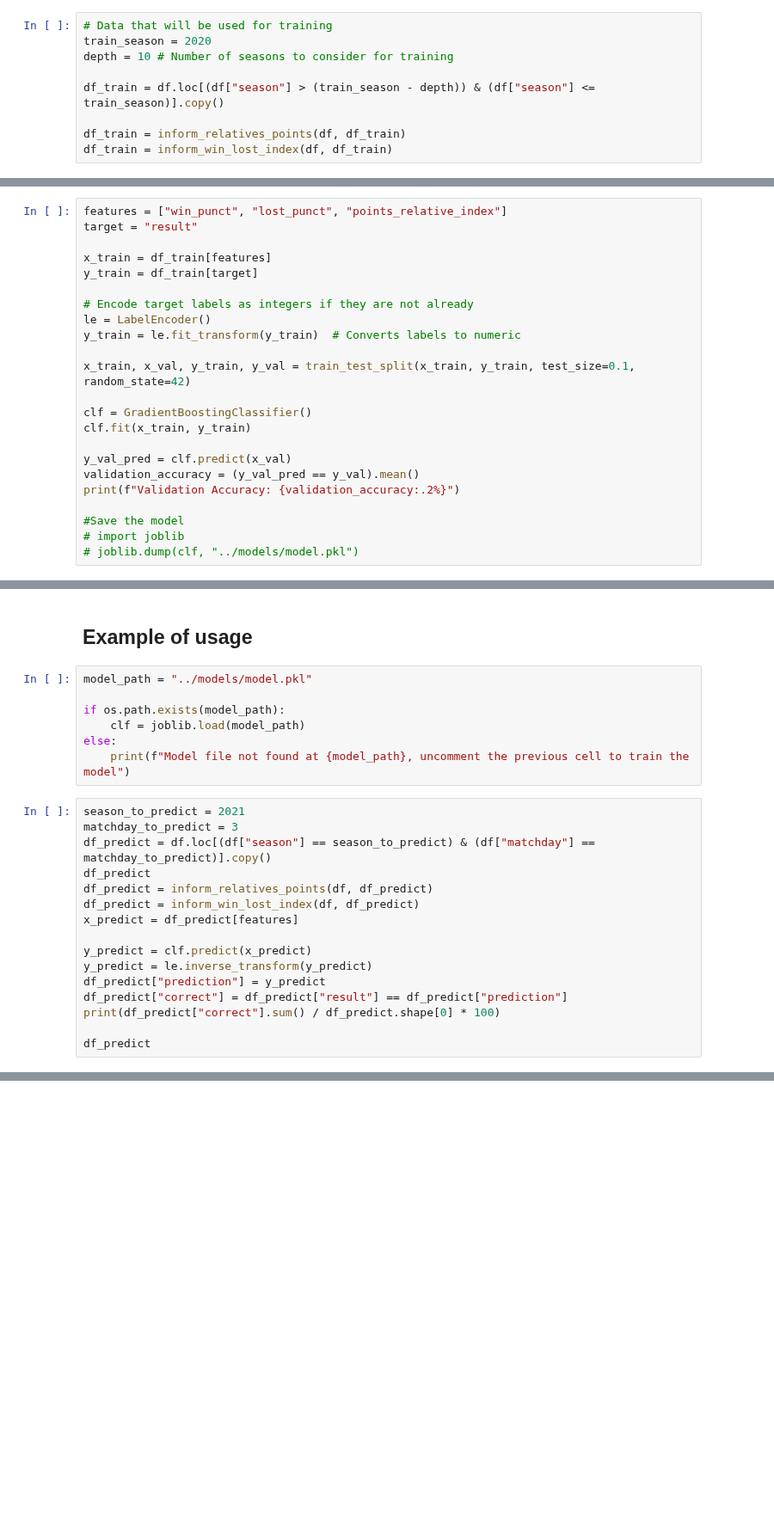
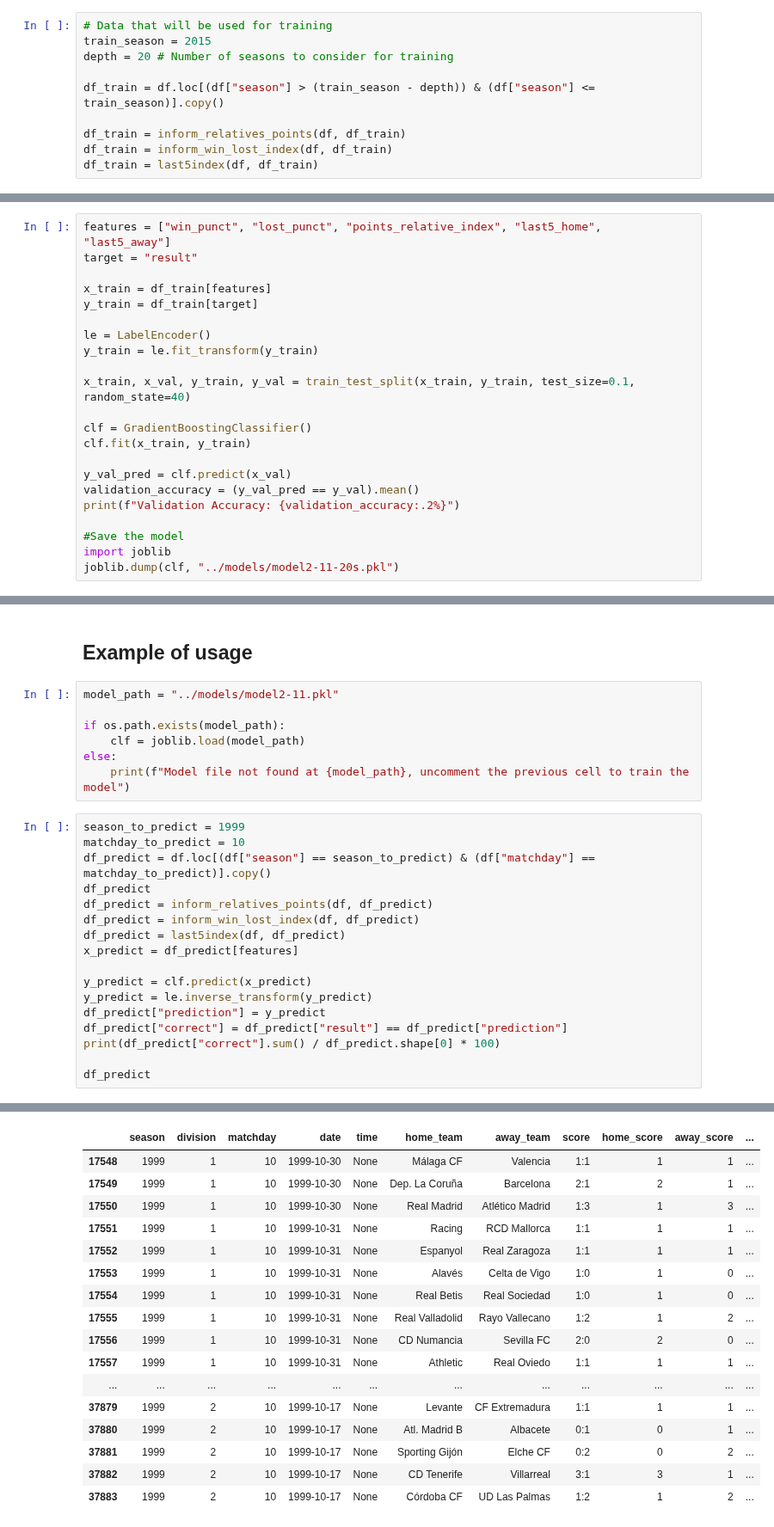
Before and after one commit to tinchit0/la-quiniela, a Jupyter notebook: analysis/PropostaModelConstruction.ipynb, the cells around one changed output, grey strips where cells are left out. Shown at 86% size. Drawn from its saved outputs; the diff is of its cells as text; blank space fills up the shorter version.

Commit message:
Millora model, metriques del mocel

```diff
--- a/analysis/PropostaModelConstruction.ipynb
+++ b/analysis/PropostaModelConstruction.ipynb
@@ -354,27 +400,27 @@ def inform_relatives_points(df, df_calculate):
 ## Pretreatment
 # %%
 # Data that will be used for training
-train_season = 2020
-depth = 10 # Number of seasons to consider for training
+train_season = 2015
+depth = 20 # Number of seasons to consider for training
 
 df_train = df.loc[(df["season"] > (train_season - depth)) & (df["season"] <= train_season)].copy()
 
 df_train = inform_relatives_points(df, df_train)
 df_train = inform_win_lost_index(df, df_train)
+df_train = last5index(df, df_train)
 # %% [markdown]
 ## Train
 # %%
-features = ["win_punct", "lost_punct", "points_relative_index"]
+features = ["win_punct", "lost_punct", "points_relative_index", "last5_home", "last5_away"]
 target = "result"
 
 x_train = df_train[features]
 y_train = df_train[target]
 
-# Encode target labels as integers if they are not already
 le = LabelEncoder()
-y_train = le.fit_transform(y_train)  # Converts labels to numeric
+y_train = le.fit_transform(y_train)
 
-x_train, x_val, y_train, y_val = train_test_split(x_train, y_train, test_size=0.1, random_state=42)
+x_train, x_val, y_train, y_val = train_test_split(x_train, y_train, test_size=0.1, random_state=40)
 
 clf = GradientBoostingClassifier()
 clf.fit(x_train, y_train)
@@ -384,5 +430,5 @@ validation_accuracy = (y_val_pred == y_val).mean()
 print(f"Validation Accuracy: {validation_accuracy:.2%}")
 
 #Save the model
-# import joblib
-# joblib.dump(clf, "../models/model.pkl")
+import joblib
+joblib.dump(clf, "../models/model2-11-20s.pkl")
@@ -389,19 +552,20 @@ print(f"Validation Accuracy: {validation_accuracy:.2%}")
 # %% [markdown]
 ## Example of usage
 # %%
-model_path = "../models/model.pkl"
+model_path = "../models/model2-11.pkl"
 
 if os.path.exists(model_path):
     clf = joblib.load(model_path)
 else:
     print(f"Model file not found at {model_path}, uncomment the previous cell to train the model")
 # %%
-season_to_predict = 2021
-matchday_to_predict = 3
+season_to_predict = 1999
+matchday_to_predict = 10
 df_predict = df.loc[(df["season"] == season_to_predict) & (df["matchday"] == matchday_to_predict)].copy()
 df_predict
 df_predict = inform_relatives_points(df, df_predict)
 df_predict = inform_win_lost_index(df, df_predict)
+df_predict = last5index(df, df_predict)
 x_predict = df_predict[features]
 
 y_predict = clf.predict(x_predict)
@@ -411,3 +575,4 @@ df_predict["correct"] = df_predict["result"] == df_predict["prediction"]
 print(df_predict["correct"].sum() / df_predict.shape[0] * 100)
 
 df_predict
+# %% [output]
@@ -413,0 +580,17 @@ df_predict
+|  | season | division | matchday | date | time | home_team | away_team | score | home_score | away_score | ... |
+| 17548 | 1999 | 1 | 10 | 1999-10-30 | None | Málaga CF | Valencia | 1:1 | 1 | 1 | ... |
+| 17549 | 1999 | 1 | 10 | 1999-10-30 | None | Dep. La Coruña | Barcelona | 2:1 | 2 | 1 | ... |
+| 17550 | 1999 | 1 | 10 | 1999-10-30 | None | Real Madrid | Atlético Madrid | 1:3 | 1 | 3 | ... |
+| 17551 | 1999 | 1 | 10 | 1999-10-31 | None | Racing | RCD Mallorca | 1:1 | 1 | 1 | ... |
+| 17552 | 1999 | 1 | 10 | 1999-10-31 | None | Espanyol | Real Zaragoza | 1:1 | 1 | 1 | ... |
+| 17553 | 1999 | 1 | 10 | 1999-10-31 | None | Alavés | Celta de Vigo | 1:0 | 1 | 0 | ... |
+| 17554 | 1999 | 1 | 10 | 1999-10-31 | None | Real Betis | Real Sociedad | 1:0 | 1 | 0 | ... |
+| 17555 | 1999 | 1 | 10 | 1999-10-31 | None | Real Valladolid | Rayo Vallecano | 1:2 | 1 | 2 | ... |
+| 17556 | 1999 | 1 | 10 | 1999-10-31 | None | CD Numancia | Sevilla FC | 2:0 | 2 | 0 | ... |
+| 17557 | 1999 | 1 | 10 | 1999-10-31 | None | Athletic | Real Oviedo | 1:1 | 1 | 1 | ... |
+| ... | ... | ... | ... | ... | ... | ... | ... | ... | ... | ... | ... |
+| 37879 | 1999 | 2 | 10 | 1999-10-17 | None | Levante | CF Extremadura | 1:1 | 1 | 1 | ... |
+| 37880 | 1999 | 2 | 10 | 1999-10-17 | None | Atl. Madrid B | Albacete | 0:1 | 0 | 1 | ... |
+| 37881 | 1999 | 2 | 10 | 1999-10-17 | None | Sporting Gijón | Elche CF | 0:2 | 0 | 2 | ... |
+| 37882 | 1999 | 2 | 10 | 1999-10-17 | None | CD Tenerife | Villarreal | 3:1 | 3 | 1 | ... |
+| 37883 | 1999 | 2 | 10 | 1999-10-17 | None | Córdoba CF | UD Las Palmas | 1:2 | 1 | 2 | ... |
```
Also changed, not shown: parts of 9 cells of this notebook.
